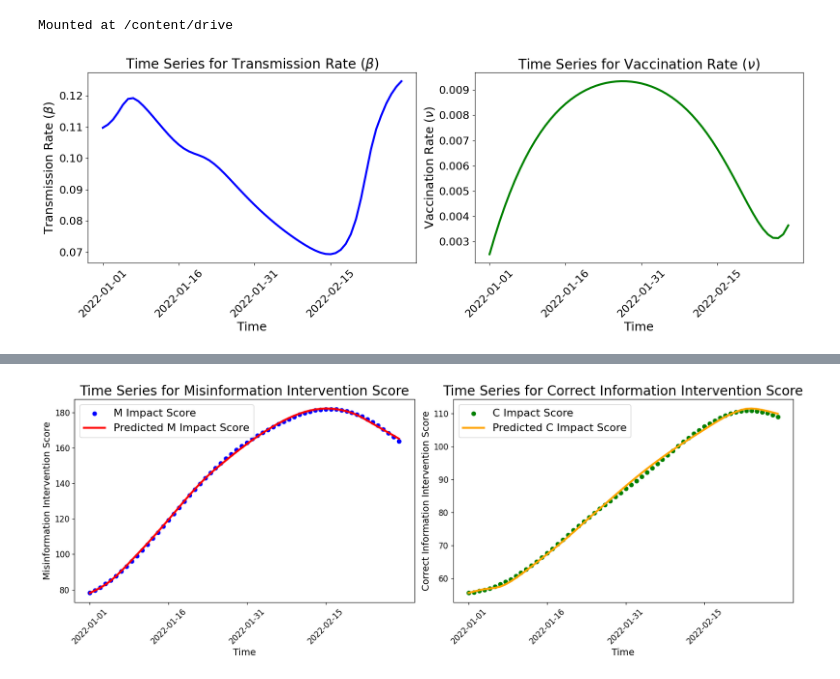
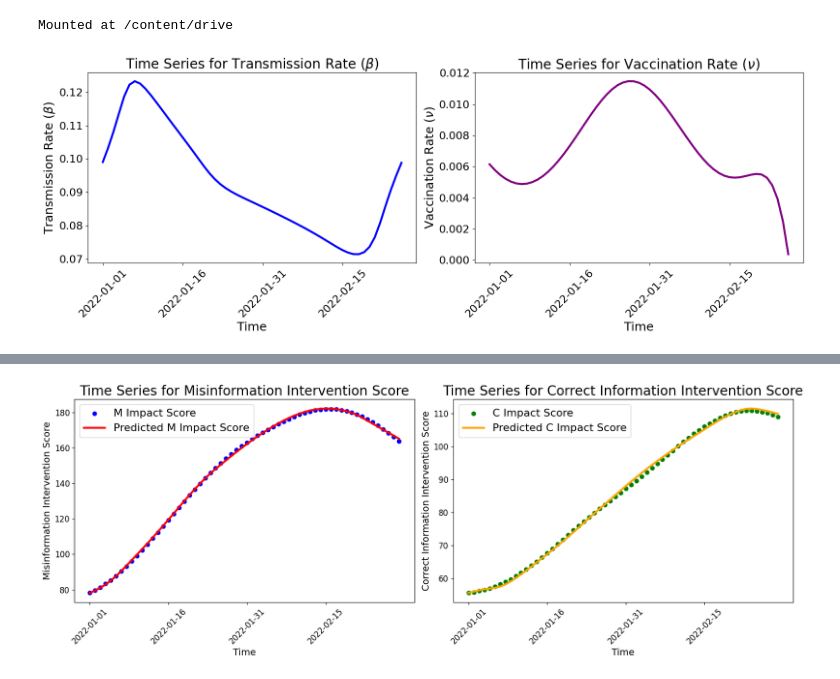
Before and after one commit to Nancy-Shi/Misinformation_DNN_Model, a Jupyter notebook: Plot_Beta_and_Nu_Series_Second_Wave.ipynb, the cells around one changed output, grey strips where cells are left out. Saved outputs shown, nothing was run; the diff lists cells and outputs as text; code cells hidden in the pictures.

```diff
--- a/Plot_Beta_and_Nu_Series_Second_Wave.ipynb
+++ b/Plot_Beta_and_Nu_Series_Second_Wave.ipynb
@@ -11,31 +11,34 @@ from google.colab import drive
 drive.mount('/content/drive',force_remount=True)
 # %% [output]
 Mounted at /content/drive
+# %%
+df = pd.read_csv('/content/drive/My Drive/Misinformation_Project/neuralepi12_second.csv')
 # %%
 # import libraries
 import matplotlib.dates as mdates
 
 # plot the smoothed timeseries with intervals
 plt.figure(figsize=(16, 6))
 plt.subplot(1,2,1)
-plt.plot(df["date"], df["beta"], linewidth=3, color="blue", label=r'$\beta$')
+df_omitted = df.iloc[:-3]
+plt.plot(df_omitted ["date"], df_omitted ["beta"], linewidth=3, color="blue", label=r'$\beta$')
 plt.title(r'Time Series for Transmission Rate ($\beta$)', fontsize=20)
 #plt.legend(prop = {"size": 16 }, loc ="upper left")
 plt.xlabel('Time', fontsize=18)
 plt.ylabel(r'Transmission Rate ($\beta$)', fontsize=18)
-plt.xticks(ticks=df["date"][::15], rotation=45, fontsize=16)
+plt.xticks(ticks=df_omitted ["date"][::15], rotation=45, fontsize=16)
 plt.yticks(fontsize=16)
 
 
 plt.subplot(1,2,2)
-plt.plot(df["date"], df["nu"], linewidth=3, color="green", label=r'$\nu$')
+plt.plot(df_omitted ["date"], df_omitted ["nu"], linewidth=3, color="purple", label=r'$\nu$')
 plt.title(r'Time Series for Vaccination Rate ($\nu$)', fontsize=20)
 #plt.legend(prop = {"size": 16 }, loc ="upper left")
 plt.xlabel('Time', fontsize=18)
 plt.ylabel(r'Vaccination Rate ($\nu$)', fontsize=18)
-plt.xticks(ticks=df["date"][::15], rotation=45, fontsize=16)
+plt.xticks(ticks=df_omitted ["date"][::15], rotation=45, fontsize=16)
 plt.yticks(fontsize=16)
 plt.tight_layout()
 plt.show()
 # %% [output]
-[figure, old version]
+[figure, new version]
```
Also changed, not shown: parts of 4 cells of this notebook.
